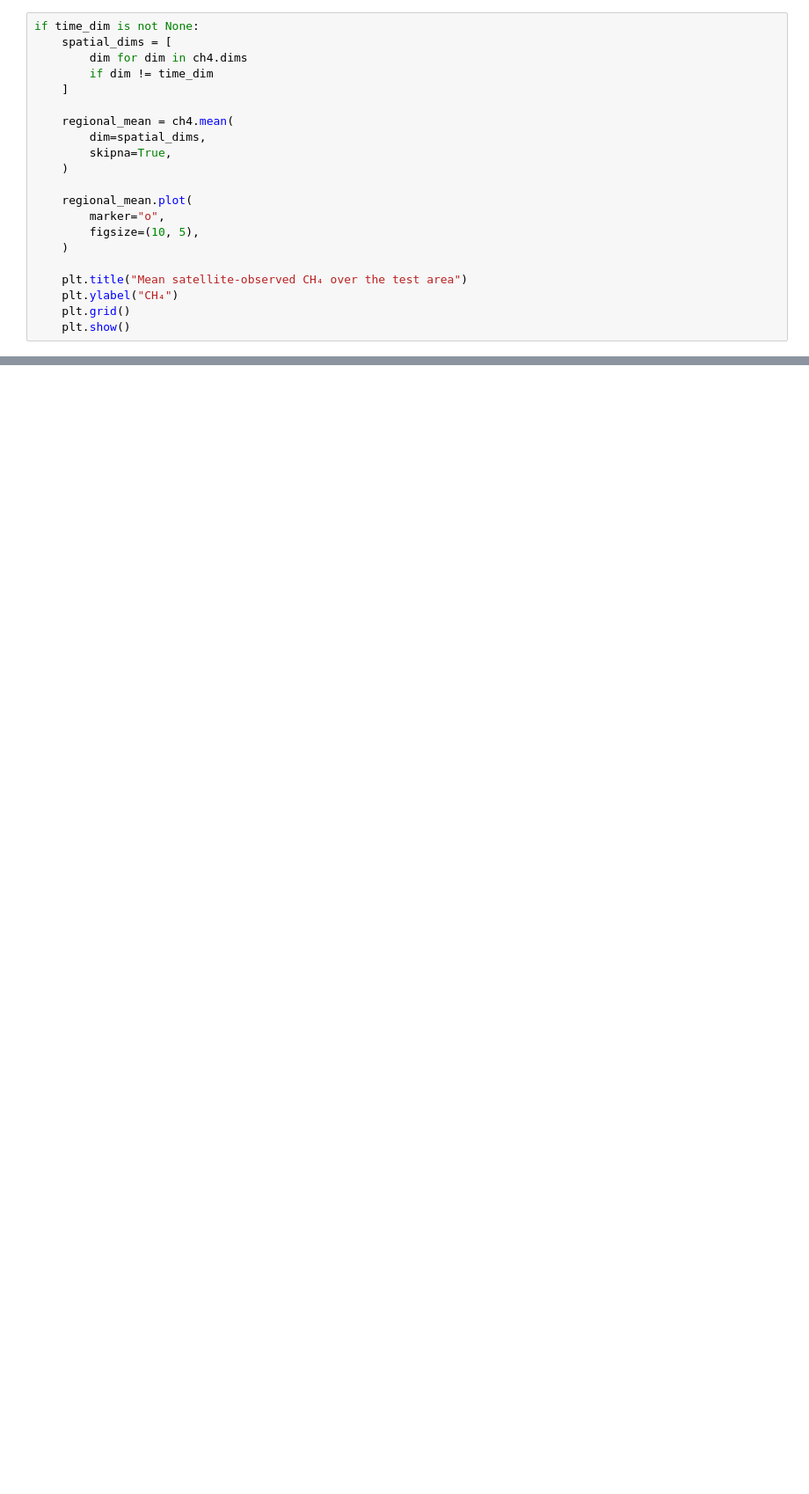
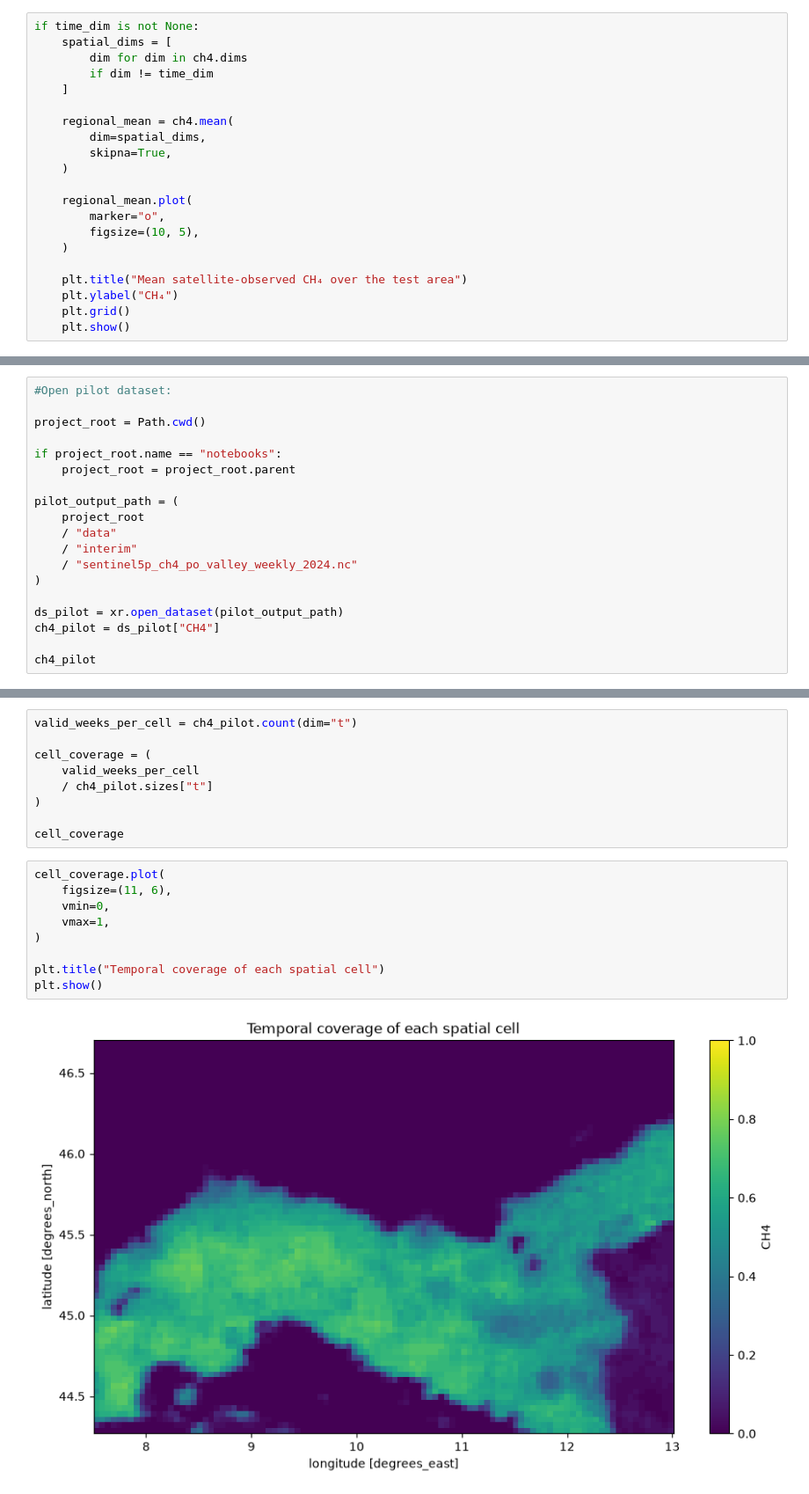
Before and after one commit to P-Gigli/Po-Valley-Methane-Forecasting, a Jupyter notebook: notebooks/01_data_access_and_inspection.ipynb, the cells around one changed output, grey strips where cells are left out. Shown at 88% size. Drawn from its saved outputs; the diff is of its cells as text; blank space fills up the shorter version.

```diff
--- a/notebooks/01_data_access_and_inspection.ipynb
+++ b/notebooks/01_data_access_and_inspection.ipynb
@@ -143,0 +166,19 @@ if time_dim is not None:
+# %%
+#Open pilot dataset:
+
+project_root = Path.cwd()
+
+if project_root.name == "notebooks":
+    project_root = project_root.parent
+
+pilot_output_path = (
+    project_root
+    / "data"
+    / "interim"
+    / "sentinel5p_ch4_po_valley_weekly_2024.nc"
+)
+
+ds_pilot = xr.open_dataset(pilot_output_path)
+ch4_pilot = ds_pilot["CH4"]
+
+ch4_pilot
@@ -143,0 +253,20 @@ if time_dim is not None:
+# %%
+valid_weeks_per_cell = ch4_pilot.count(dim="t")
+
+cell_coverage = (
+    valid_weeks_per_cell
+    / ch4_pilot.sizes["t"]
+)
+
+cell_coverage
+# %%
+cell_coverage.plot(
+    figsize=(11, 6),
+    vmin=0,
+    vmax=1,
+)
+
+plt.title("Temporal coverage of each spatial cell")
+plt.show()
+# %% [output]
+[figure, added]
```
Also changed, not shown: parts of 36 cells of this notebook, 2 other files.
